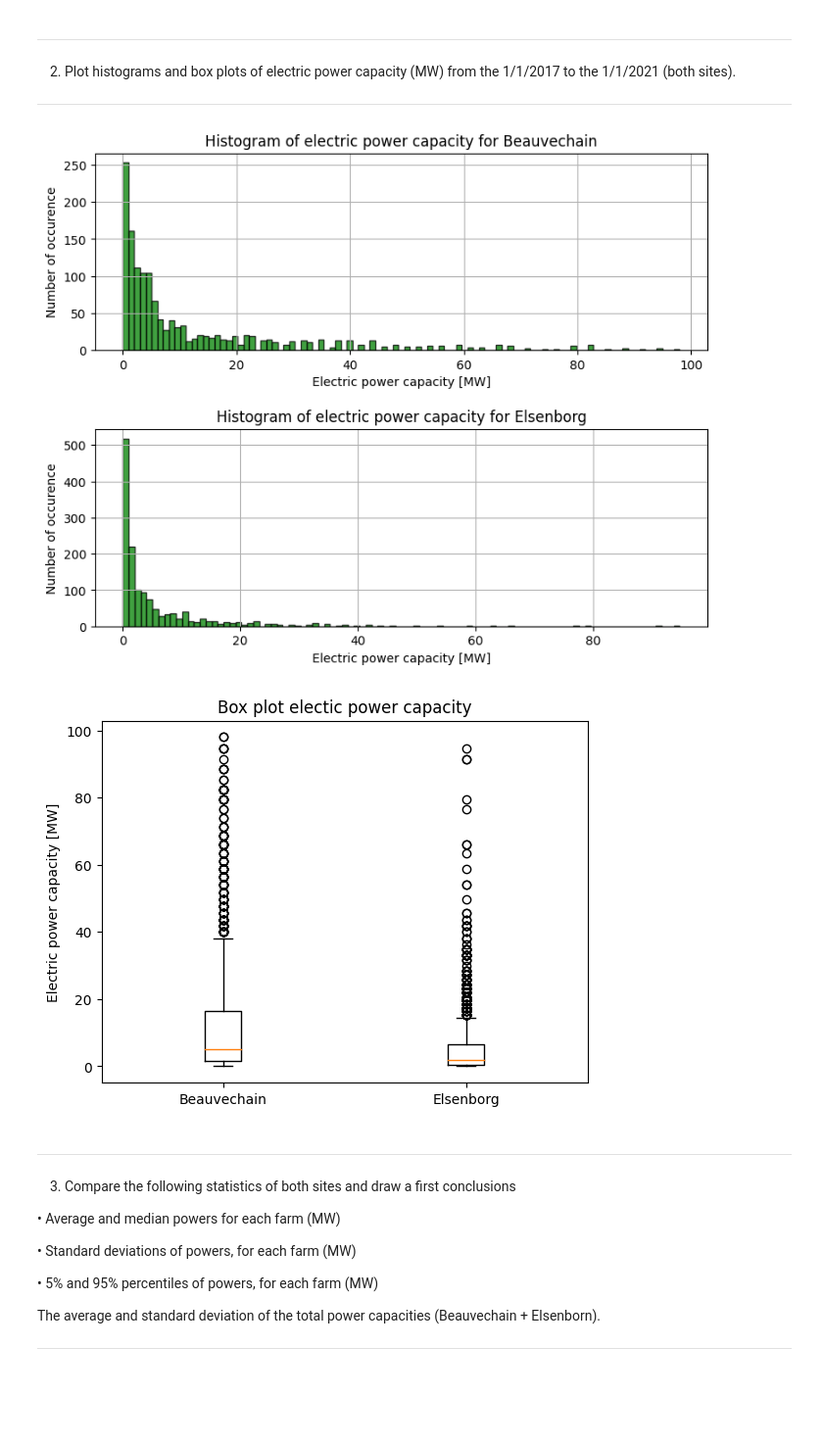
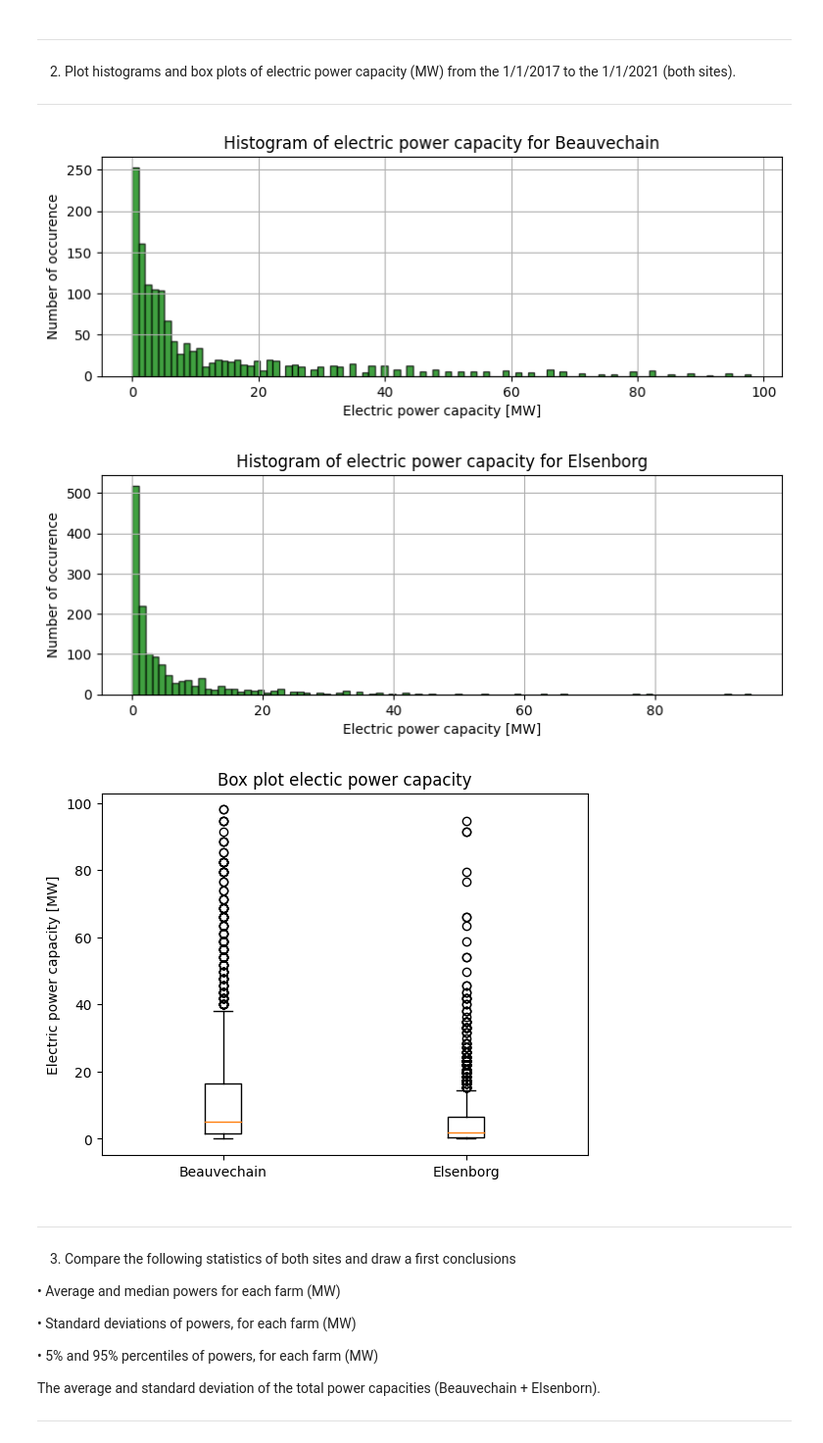
Before and after one commit to Albanedns/Hackathon, a Jupyter notebook: hackathon 1/code/hackathon.ipynb, the cells around one changed output. Shown: that part at 98% size. Cells and saved outputs as stored; diff of their text form; code cells hidden in the pictures; blank space fills up the shorter version.

```diff
--- a/hackathon 1/code/hackathon.ipynb
+++ b/hackathon 1/code/hackathon.ipynb
@@ -114,36 +114,37 @@ for the same date.
 # %%
 import matplotlib.pyplot as plt
 
 
 #histogram
 
 def histogram(data,name):
+    plt.figure(figsize=(9,7))
+    plt.subplots_adjust(hspace=0.4)
+    plt.subplot(2,1,1)
     biggest_B= int(data.max())
     data.hist(bins= biggest_B,facecolor='g', edgecolor= 'black', alpha=0.75)
     plt.xlabel('Electric power capacity [MW]')
     plt.ylabel('Number of occurence')
     plt.title('Histogram of electric power capacity for '+name, fontsize=12)
     plt.grid(True)
+    plt.show()
 
-plt.figure(figsize=(9,7))
-plt.subplots_adjust(hspace=0.4)
-plt.subplot(2,1,1)
 histogram(data_B_P,"Beauvechain")
-plt.subplot(2,1,2)
 histogram(data_E_P,"Elsenborg")
-plt.show()
+
 #box plots
 
 def boxplot(data1,data2,name1,name2):
     plt.boxplot([data1,data2], labels=[name1,name2])
     plt.ylabel('Electric power capacity [MW]')
     plt.title('Box plot electic power capacity')
     plt.show()
 
 boxplot(data_B_P,data_E_P,"Beauvechain","Elsenborg")
 # %% [output]
-[figure, old version]
+[figure, new version]
-[figure, old version]
+[figure, new version]
+[figure, added]
 # %% [markdown]
 ------------------------------------------------------------------------------------------------------
 
```
Also changed, not shown: parts of 7 cells of this notebook.
